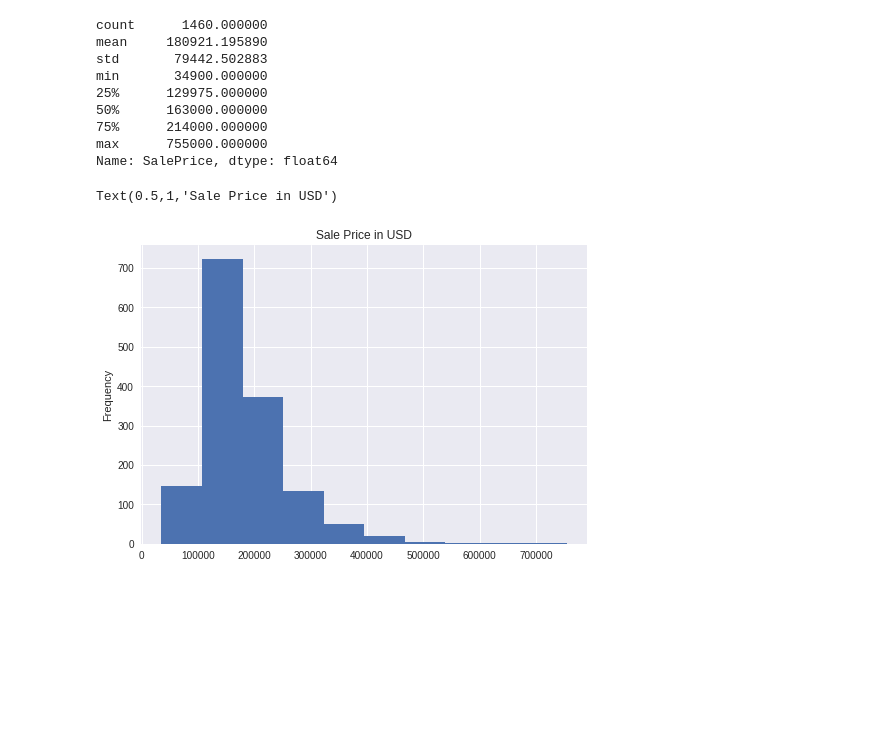
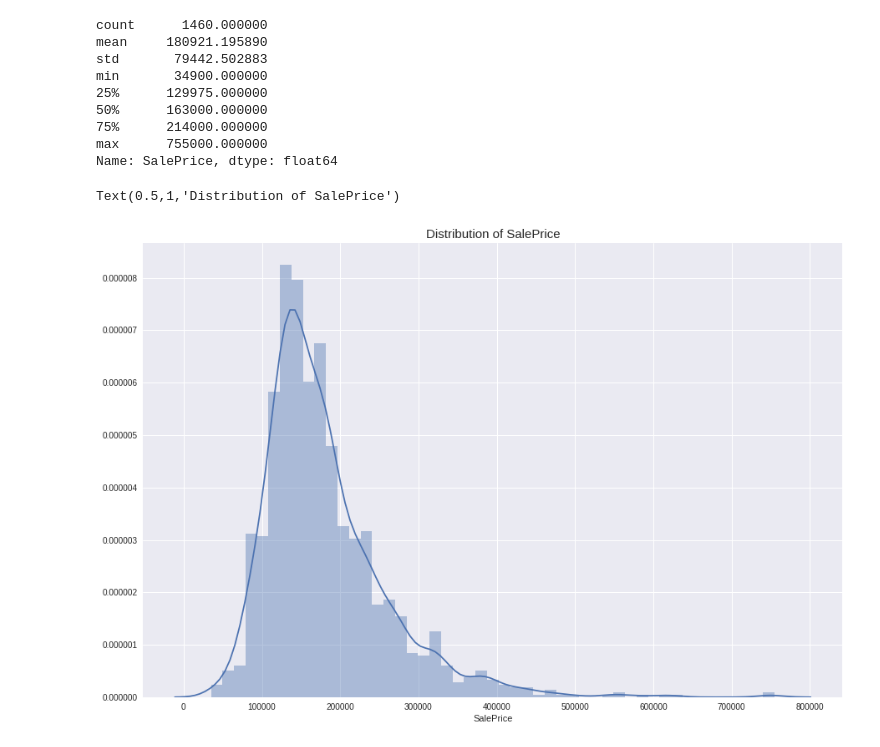
Before and after one commit to syafrib/gods_bootcamp03_instructors, a Jupyter notebook: day1/C4/20181003_intro_to_eda.ipynb, the cells around one changed output. Cells and saved outputs as stored; diff of their text form; code cells hidden in the pictures; blank space fills up the shorter version.

```diff
--- a/day1/C4/20181003_intro_to_eda.ipynb
+++ b/day1/C4/20181003_intro_to_eda.ipynb
@@ -96,9 +96,10 @@ min       34900.000000
 75%      214000.000000
 max      755000.000000
 Name: SalePrice, dtype: float64
-# %%
-df.SalePrice.plot(kind='hist')
-plt.title("Sale Price in USD")
-# %% [output]
-Text(0.5,1,'Sale Price in USD')
-[figure, removed]
+# %%
+plt.figure(figsize=(15,10))
+sns.distplot(df.SalePrice)
+plt.title("Distribution of SalePrice", fontsize = 15)
+# %% [output]
+Text(0.5,1,'Distribution of SalePrice')
+[figure, added]
```
Also changed, not shown: parts of 10 cells of this notebook.
